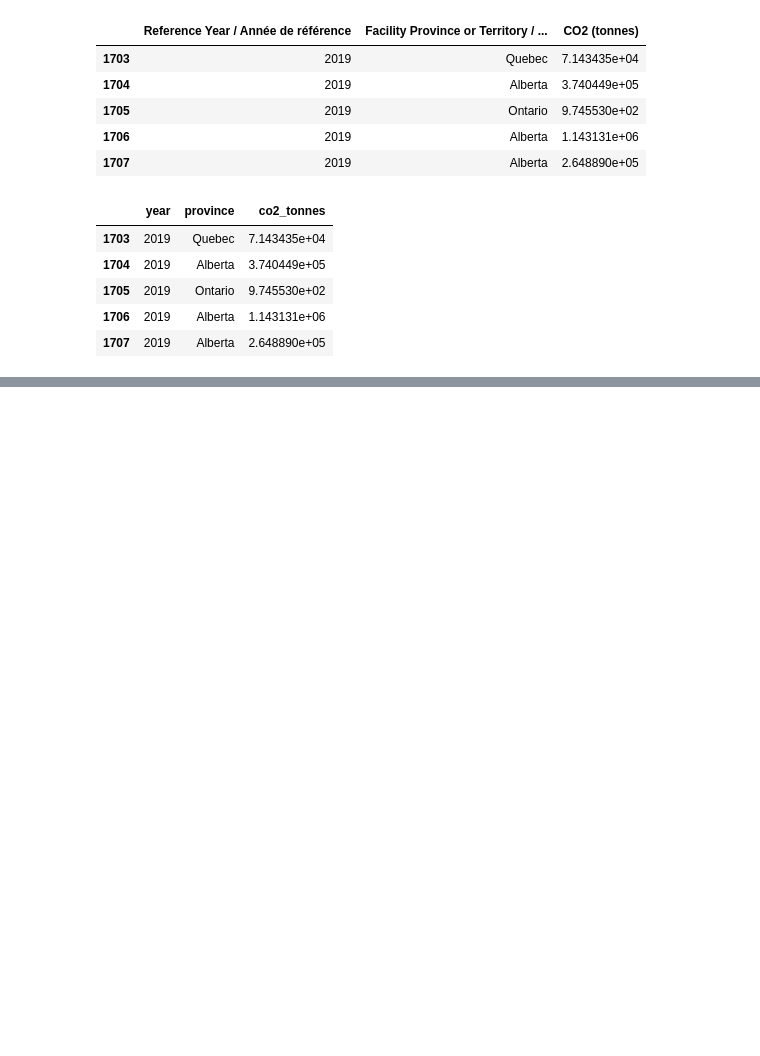
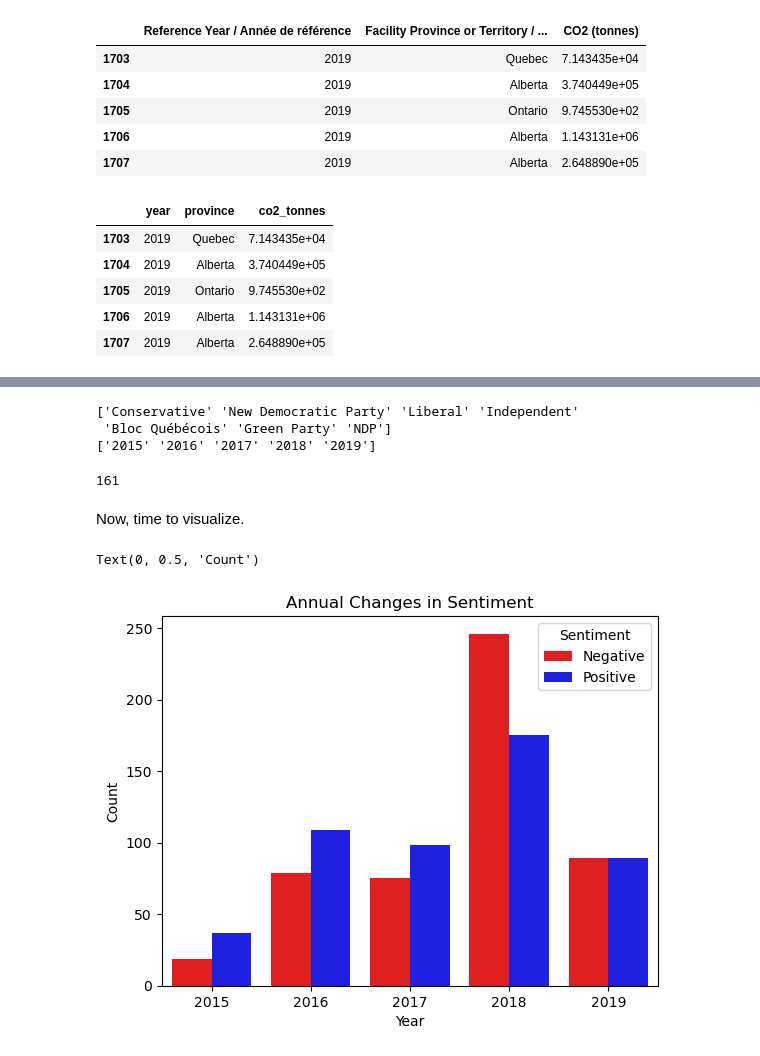
Before and after one commit to atif9450/data200_midterm_project, a Jupyter notebook: work.ipynb, the cells around one changed output, grey strips where cells are left out. Drawn from its saved outputs; the diff is of its cells as text; code cells hidden in the pictures; blank space fills up the shorter version.

```diff
--- a/work.ipynb
+++ b/work.ipynb
@@ -154,0 +266,3 @@ df_carbon.iloc[filter_.index,:].iloc[0,10]
+# %%
+#drop remaining NAs
+df.dropna(inplace=True)
@@ -154,0 +271,5 @@ df_carbon.iloc[filter_.index,:].iloc[0,10]
+# %%
+dates_split = df.speechdate.str.extract(r'((\d\d\d\d)-(\d\d)-(\d\d))')
+df['Year'] = dates_split.iloc[:, 1]
+
+df.head()
@@ -154,0 +283,31 @@ df_carbon.iloc[filter_.index,:].iloc[0,10]
+# %%
+#drop speechdate column as we don't need it anymore
+df.drop('speechdate', axis=1, inplace=True)
+# %%
+#make sure there are no erroneus entries
+print(df.speakerparty.unique())
+print(df.Year.unique())
+len(df.speakerriding.unique())
+# %% [output]
+['Conservative' 'New Democratic Party' 'Liberal' 'Independent'
+ 'Bloc Québécois' 'Green Party' 'NDP']
+['2015' '2016' '2017' '2018' '2019']
+161
+# %%
+#fix NDP and Bloc splits
+df.loc[df.speakerparty=='New Democratic Party', 'speakerparty'] = 'NDP'
+df.loc[df.speakerparty=='Bloc Québécois', 'speakerparty'] = 'Bloc'
+
+#turn year into integer variables
+df.Year = df.Year.apply(lambda x: int(x))
+# %% [markdown]
+Now, time to visualize.
+# %%
+#plot sentiments vs years
+sns.countplot(data=df, x='Year', hue='Sentiment', palette=['red', 'blue'])
+plt.title("Annual Changes in Sentiment")
+plt.xlabel("Year")
+plt.ylabel("Count")
+# %% [output]
+Text(0, 0.5, 'Count')
+[figure, added]
```
Also changed, not shown: parts of 63 cells of this notebook, 1 other file.
